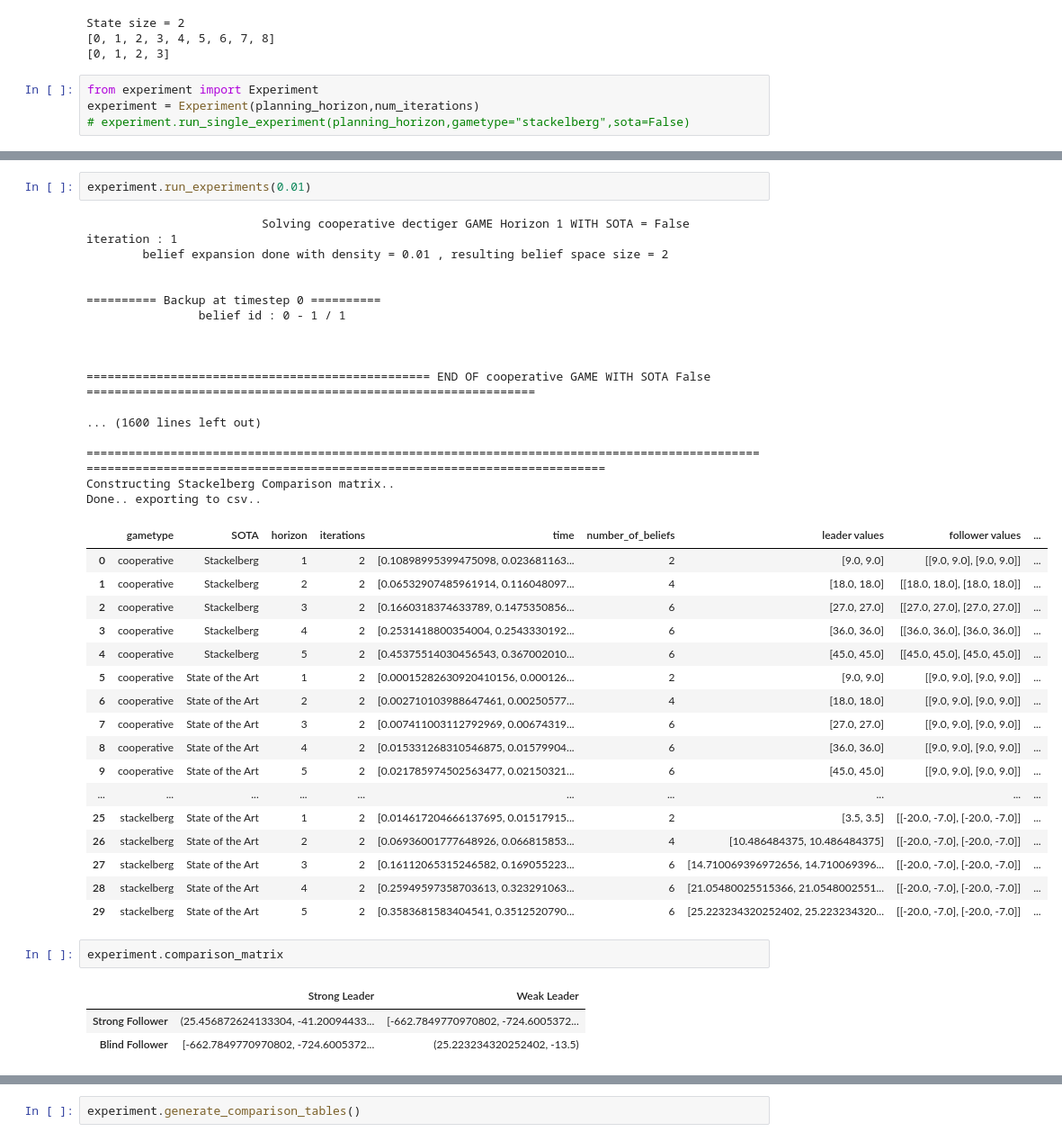
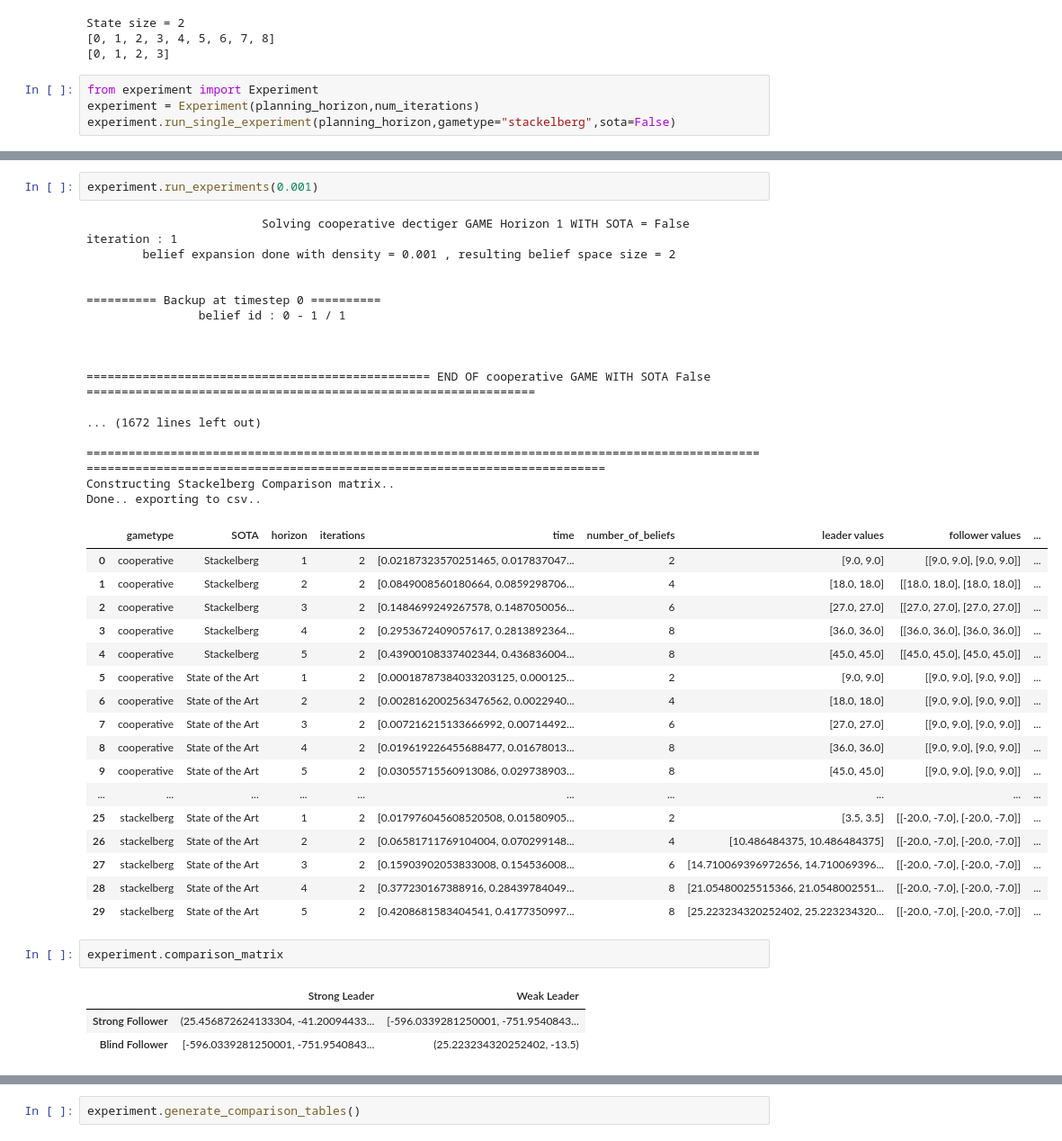
Before and after one commit to izzikampono/Thesis-New, a Jupyter notebook: test.ipynb, the cells around one changed output, grey strips where cells are left out. Shown at 90% size. Drawn from its saved outputs; the diff is of its cells as text.

```diff
--- a/test.ipynb
+++ b/test.ipynb
@@ -31,4 +31,4 @@ State size = 2
 # %%
 from experiment import Experiment
 experiment = Experiment(planning_horizon,num_iterations)
-# experiment.run_single_experiment(planning_horizon,gametype="stackelberg",sota=False)
+experiment.run_single_experiment(planning_horizon,gametype="stackelberg",sota=False)
@@ -35,46 +56,46 @@ experiment = Experiment(planning_horizon,num_iterations)
 # %%
-experiment.run_experiments(0.01)
+experiment.run_experiments(0.001)
 # %% [output]
                          Solving cooperative dectiger GAME Horizon 1 WITH SOTA = False
 iteration : 1
-        belief expansion done with density = 0.01 , resulting belief space size = 2
+        belief expansion done with density = 0.001 , resulting belief space size = 2
 
 
 ========== Backup at timestep 0 ==========
                 belief id : 0 - 1 / 1
 
 
 
 ================================================= END OF cooperative GAME WITH SOTA False ================================================================
 
-... (1600 lines left out)
+... (1672 lines left out)
 
 ==========================================================================================================================================================================
 Constructing Stackelberg Comparison matrix..
 Done.. exporting to csv..
 |  | gametype | SOTA | horizon | iterations | time | number_of_beliefs | leader values | follower values | ... |
-| 0 | cooperative | Stackelberg | 1 | 2 | [0.10898995399475098, 0.023681163... | 2 | [9.0, 9.0] | [[9.0, 9.0], [9.0, 9.0]] | ... |
-| 1 | cooperative | Stackelberg | 2 | 2 | [0.06532907485961914, 0.116048097... | 4 | [18.0, 18.0] | [[18.0, 18.0], [18.0, 18.0]] | ... |
-| 2 | cooperative | Stackelberg | 3 | 2 | [0.1660318374633789, 0.1475350856... | 6 | [27.0, 27.0] | [[27.0, 27.0], [27.0, 27.0]] | ... |
-| 3 | cooperative | Stackelberg | 4 | 2 | [0.2531418800354004, 0.2543330192... | 6 | [36.0, 36.0] | [[36.0, 36.0], [36.0, 36.0]] | ... |
-| 4 | cooperative | Stackelberg | 5 | 2 | [0.45375514030456543, 0.367002010... | 6 | [45.0, 45.0] | [[45.0, 45.0], [45.0, 45.0]] | ... |
-| 5 | cooperative | State of the Art | 1 | 2 | [0.00015282630920410156, 0.000126... | 2 | [9.0, 9.0] | [[9.0, 9.0], [9.0, 9.0]] | ... |
-| 6 | cooperative | State of the Art | 2 | 2 | [0.002710103988647461, 0.00250577... | 4 | [18.0, 18.0] | [[9.0, 9.0], [9.0, 9.0]] | ... |
-| 7 | cooperative | State of the Art | 3 | 2 | [0.007411003112792969, 0.00674319... | 6 | [27.0, 27.0] | [[9.0, 9.0], [9.0, 9.0]] | ... |
-| 8 | cooperative | State of the Art | 4 | 2 | [0.015331268310546875, 0.01579904... | 6 | [36.0, 36.0] | [[9.0, 9.0], [9.0, 9.0]] | ... |
-| 9 | cooperative | State of the Art | 5 | 2 | [0.021785974502563477, 0.02150321... | 6 | [45.0, 45.0] | [[9.0, 9.0], [9.0, 9.0]] | ... |
+| 0 | cooperative | Stackelberg | 1 | 2 | [0.02187323570251465, 0.017837047... | 2 | [9.0, 9.0] | [[9.0, 9.0], [9.0, 9.0]] | ... |
+| 1 | cooperative | Stackelberg | 2 | 2 | [0.0849008560180664, 0.0859298706... | 4 | [18.0, 18.0] | [[18.0, 18.0], [18.0, 18.0]] | ... |
+| 2 | cooperative | Stackelberg | 3 | 2 | [0.1484699249267578, 0.1487050056... | 6 | [27.0, 27.0] | [[27.0, 27.0], [27.0, 27.0]] | ... |
+| 3 | cooperative | Stackelberg | 4 | 2 | [0.2953672409057617, 0.2813892364... | 8 | [36.0, 36.0] | [[36.0, 36.0], [36.0, 36.0]] | ... |
+| 4 | cooperative | Stackelberg | 5 | 2 | [0.43900108337402344, 0.436836004... | 8 | [45.0, 45.0] | [[45.0, 45.0], [45.0, 45.0]] | ... |
+| 5 | cooperative | State of the Art | 1 | 2 | [0.00018787384033203125, 0.000125... | 2 | [9.0, 9.0] | [[9.0, 9.0], [9.0, 9.0]] | ... |
+| 6 | cooperative | State of the Art | 2 | 2 | [0.0028162002563476562, 0.0022940... | 4 | [18.0, 18.0] | [[9.0, 9.0], [9.0, 9.0]] | ... |
+| 7 | cooperative | State of the Art | 3 | 2 | [0.007216215133666992, 0.00714492... | 6 | [27.0, 27.0] | [[9.0, 9.0], [9.0, 9.0]] | ... |
+| 8 | cooperative | State of the Art | 4 | 2 | [0.019619226455688477, 0.01678013... | 8 | [36.0, 36.0] | [[9.0, 9.0], [9.0, 9.0]] | ... |
+| 9 | cooperative | State of the Art | 5 | 2 | [0.03055715560913086, 0.029738903... | 8 | [45.0, 45.0] | [[9.0, 9.0], [9.0, 9.0]] | ... |
 | ... | ... | ... | ... | ... | ... | ... | ... | ... | ... |
-| 25 | stackelberg | State of the Art | 1 | 2 | [0.014617204666137695, 0.01517915... | 2 | [3.5, 3.5] | [[-20.0, -7.0], [-20.0, -7.0]] | ... |
-| 26 | stackelberg | State of the Art | 2 | 2 | [0.06936001777648926, 0.066815853... | 4 | [10.486484375, 10.486484375] | [[-20.0, -7.0], [-20.0, -7.0]] | ... |
-| 27 | stackelberg | State of the Art | 3 | 2 | [0.16112065315246582, 0.169055223... | 6 | [14.710069396972656, 14.710069396... | [[-20.0, -7.0], [-20.0, -7.0]] | ... |
-| 28 | stackelberg | State of the Art | 4 | 2 | [0.25949597358703613, 0.323291063... | 6 | [21.05480025515366, 21.0548002551... | [[-20.0, -7.0], [-20.0, -7.0]] | ... |
-| 29 | stackelberg | State of the Art | 5 | 2 | [0.3583681583404541, 0.3512520790... | 6 | [25.223234320252402, 25.223234320... | [[-20.0, -7.0], [-20.0, -7.0]] | ... |
+| 25 | stackelberg | State of the Art | 1 | 2 | [0.017976045608520508, 0.01580905... | 2 | [3.5, 3.5] | [[-20.0, -7.0], [-20.0, -7.0]] | ... |
+| 26 | stackelberg | State of the Art | 2 | 2 | [0.06581711769104004, 0.070299148... | 4 | [10.486484375, 10.486484375] | [[-20.0, -7.0], [-20.0, -7.0]] | ... |
+| 27 | stackelberg | State of the Art | 3 | 2 | [0.15903902053833008, 0.154536008... | 6 | [14.710069396972656, 14.710069396... | [[-20.0, -7.0], [-20.0, -7.0]] | ... |
+| 28 | stackelberg | State of the Art | 4 | 2 | [0.377230167388916, 0.28439784049... | 8 | [21.05480025515366, 21.0548002551... | [[-20.0, -7.0], [-20.0, -7.0]] | ... |
+| 29 | stackelberg | State of the Art | 5 | 2 | [0.4208681583404541, 0.4177350997... | 8 | [25.223234320252402, 25.223234320... | [[-20.0, -7.0], [-20.0, -7.0]] | ... |
 # %%
 experiment.comparison_matrix
 # %% [output]
 |  | Strong Leader | Weak Leader |
-| Strong Follower | (25.456872624133304, -41.20094433... | [-662.7849770970802, -724.6005372... |
-| Blind Follower | [-662.7849770970802, -724.6005372... | (25.223234320252402, -13.5) |
+| Strong Follower | (25.456872624133304, -41.20094433... | [-596.0339281250001, -751.9540843... |
+| Blind Follower | [-596.0339281250001, -751.9540843... | (25.223234320252402, -13.5) |
 # %%
 tables = experiment.generate_summary_table()
 tables["zerosum"]
```
Also changed, not shown: parts of 2 cells of this notebook, 31 other files.
